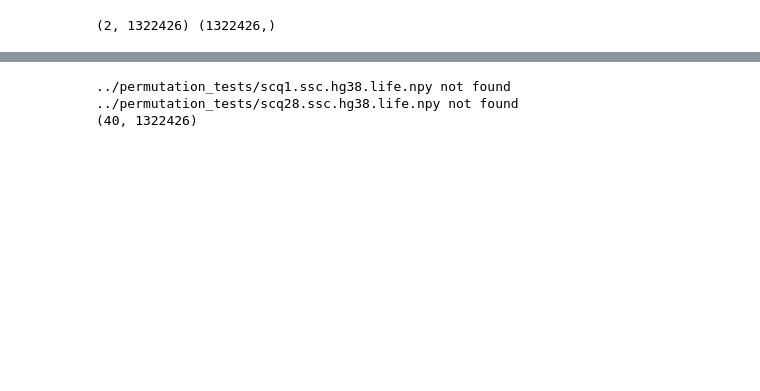
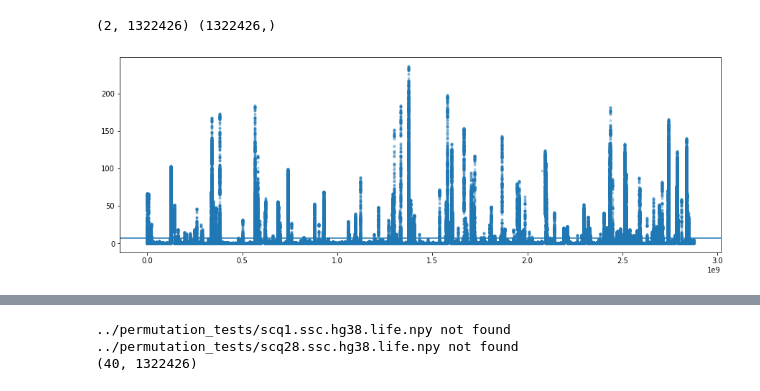
Before and after one commit to kpaskov/SibpairLinkage, a Jupyter notebook: analysis/Manhattan.ipynb, the cells around one changed output, grey strips where cells are left out. Cells and saved outputs as stored; diff of their text form; code cells hidden in the pictures; blank space fills up the shorter version.

```diff
--- a/analysis/Manhattan.ipynb
+++ b/analysis/Manhattan.ipynb
@@ -53,3 +56,13 @@ categories = [
     'soc', 'soc', 'com', 'com', 'com', 'soc', 'soc', 'soc', 'soc', 'soc',
     'soc', 'com', 'soc', 'soc', 'soc', 'soc', 'soc', 'soc', 'soc', 'soc'
 ]
+# %%
+baseline = np.load('../permutation_tests/binombaseline.%s.npy' % dataset)
+# %%
+plt.figure(figsize=(15, 5))
+indices = baseline<0.9
+plt.scatter(x[indices], -np.log10(baseline[indices]), marker='.', alpha=0.25)
+plt.axhline(-np.log10(0.05/len(baseline)))
+plt.show()
+# %% [output]
+[figure, added]
```
Also changed, not shown: parts of 7 cells of this notebook, 1 other file.
